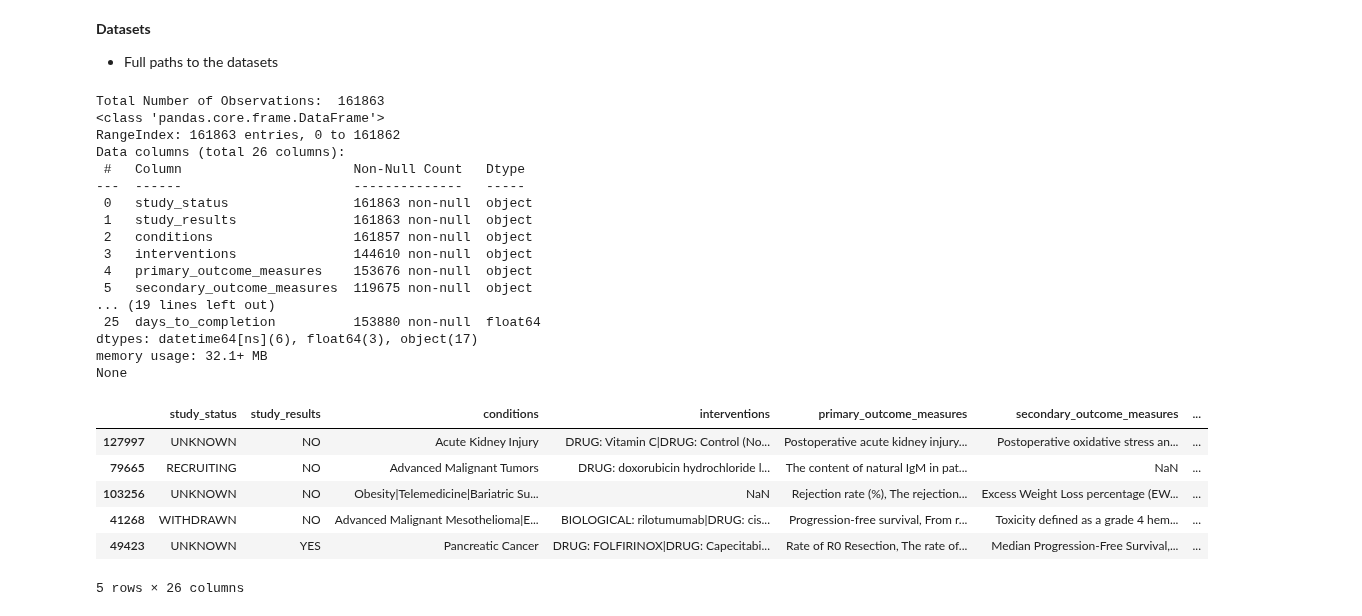
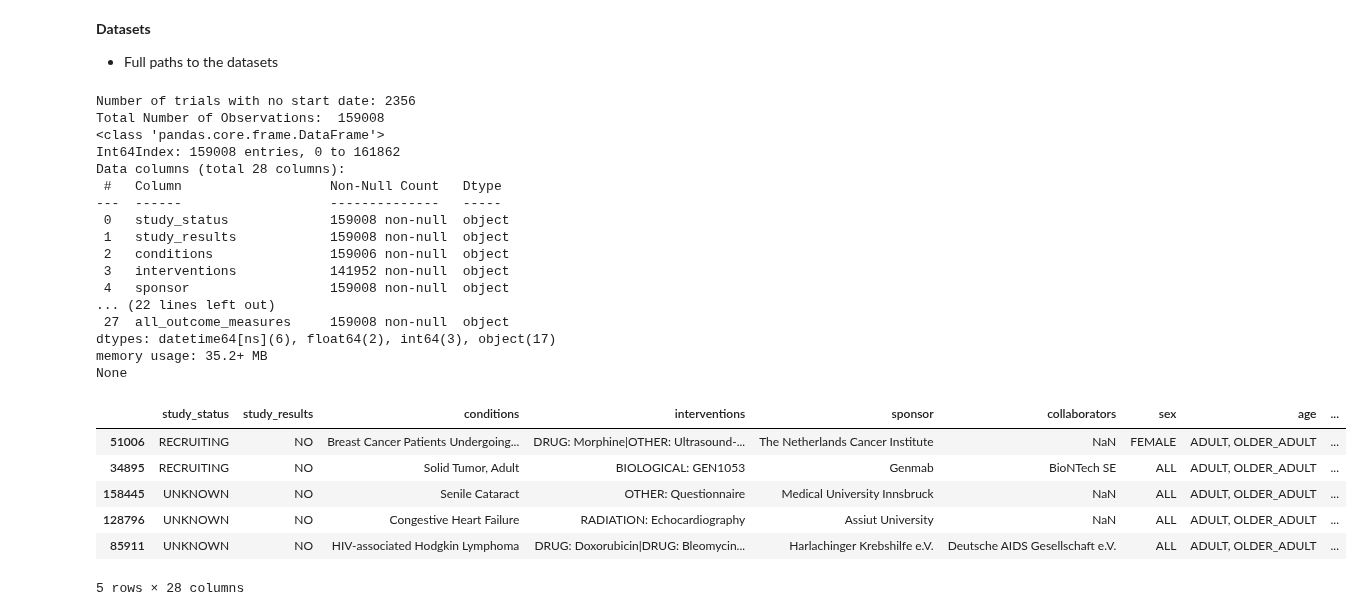
Before and after one commit to kelvin-kiplagat/Clinical-Trials-Analysis, a Jupyter notebook: DTE_Team_5_Phase_II.ipynb, the cells around one changed output. Drawn from its saved outputs; the diff is of its cells as text; code cells hidden in the pictures.

```diff
--- a/DTE_Team_5_Phase_II.ipynb
+++ b/DTE_Team_5_Phase_II.ipynb
@@ -24,53 +36,86 @@ access_path = './drive/MyDrive/Datathon/Phase II/Data'
 # %%
 # Read in the dataframes
 cancer_df, covid_df, heart_df, hiv_df, malaria_df, pneumonia_df = [pd.read_csv(access_path + f"/{fname}") for fname in os.listdir(access_path)]
 
 datasets = [cancer_df, covid_df, heart_df, hiv_df, malaria_df, pneumonia_df]
 study_areas = ["cancer", "covid", "heart", "HIV", "malaria", "pneumonia"]
 cols_to_drop = ['nct_number', 'study_title', 'study_url', 'acronym', 'brief_summary', 'other_ids', 'study_documents'] #'secondary_outcome_measures', 'primary_outcome_measures'
 
 
 # process the column names, drop unnecessary columns, and merge the dataframes into one big dataframe
 clinical_df = pd.DataFrame()
 for i in range(len(datasets)):
     df = datasets[i]
     disease_of_interest = study_areas[i]
     df.columns = [col.lower().replace(" ","_") for col in df.columns]
     df_ = df.drop(columns = cols_to_drop)
     df_['study_area'] = disease_of_interest
     clinical_df = pd.concat([clinical_df, df_], axis = 0, ignore_index = True)
 
+# Drop rows that do not have a start date
+print(f"Number of trials with no start date: {clinical_df.start_date.isna().sum()}")
+clinical_df = clinical_df.loc[clinical_df.start_date.notna(), :]
 # Preprocess date columns
 date_columns = ["start_date", "primary_completion_date", "completion_date", "first_posted", "results_first_posted", "last_update_posted"]
 clinical_df[date_columns] = reduce(lambda x, y : pd.concat([x, y], axis = 1), [pd.to_datetime(clinical_df[col], format = "%Y-%m-%d", errors = "coerce") for col in date_columns])
 clinical_df['start_year'] = clinical_df.start_date.apply(lambda x : x.year)
-clinical_df['days_to_completion'] = (clinical_df.completion_date - clinical_df.start_date).apply(lambda x : x.days)
+clinical_df = clinical_df.loc[clinical_df.start_year < 2024, :] # Filter out any clinical trial that has not started
+clinical_df['days_to_completion'] = (clinical_df.completion_date - clinical_df.start_date).apply(lambda x : x.days) # Compute days to completion
+
+# Extract the Masking Type and Intervention Model
+def extract_model(text):
+    if type(text) != float: # Unpopular way of eliminating NaNs
+        if "Intervention" in text:
+            texts = text.split("|")
+            intervention_model = texts[1].split(": ")[1]
+            return (intervention_model)
+        return np.nan
+    return np.nan
+
+def extract_masking(text):
+    if type(text) != float: # Unpopular way of eliminating NaNs
+        if "Intervention" in text:
+            texts = text.split("|")
+            masking = texts[2].split(" ")[1]
+            return (masking)
+        return np.nan
+    return np.nan
+
+# Add those columns
+clinical_df["intervention_model"] = clinical_df.study_design.apply(extract_model)
+clinical_df["masking"] = clinical_df.study_design.apply(extract_masking)
+clinical_df["has_collaborators"] =  clinical_df.collaborators.apply(lambda x: 0 if pd.isnull(x)  else 1) # 0 if no collaborators else 1
+clinical_df["interventions_count"] = clinical_df.interventions.apply(lambda x: 0 if pd.isnull(x)  else len(x.split("|")))
+clinical_df["all_outcome_measures"] = (clinical_df["primary_outcome_measures"].replace(np.nan, "") + " " + # Merge all the outcome measures into 1
+                                       clinical_df["secondary_outcome_measures"].replace(np.nan, "") + " " +
+                                       clinical_df["other_outcome_measures"].replace(np.nan, ""))
+clinical_df = clinical_df.drop(columns = ['secondary_outcome_measures', 'primary_outcome_measures', 'other_outcome_measures'])
 
 print("Total Number of Observations: ",clinical_df.shape[0])
 print(clinical_df.info())
 clinical_df.sample(5)
 # %% [output]
-Total Number of Observations:  161863
+Number of trials with no start date: 2356
+Total Number of Observations:  159008
 <class 'pandas.core.frame.DataFrame'>
-RangeIndex: 161863 entries, 0 to 161862
-Data columns (total 26 columns):
- #   Column                      Non-Null Count   Dtype
----  ------                      --------------   -----
- 0   study_status                161863 non-null  object
- 1   study_results               161863 non-null  object
- 2   conditions                  161857 non-null  object
- 3   interventions               144610 non-null  object
- 4   primary_outcome_measures    153676 non-null  object
- 5   secondary_outcome_measures  119675 non-null  object
-... (19 lines left out)
- 25  days_to_completion          153880 non-null  float64
-dtypes: datetime64[ns](6), float64(3), object(17)
-memory usage: 32.1+ MB
+Int64Index: 159008 entries, 0 to 161862
+Data columns (total 28 columns):
+ #   Column                   Non-Null Count   Dtype
+---  ------                   --------------   -----
+ 0   study_status             159008 non-null  object
+ 1   study_results            159008 non-null  object
+ 2   conditions               159006 non-null  object
+ 3   interventions            141952 non-null  object
+ 4   sponsor                  159008 non-null  object
+... (22 lines left out)
+ 27  all_outcome_measures     159008 non-null  object
+dtypes: datetime64[ns](6), float64(2), int64(3), object(17)
+memory usage: 35.2+ MB
 None
-|  | study_status | study_results | conditions | interventions | primary_outcome_measures | secondary_outcome_measures | ... |
-| 127997 | UNKNOWN | NO | Acute Kidney Injury | DRUG: Vitamin C|DRUG: Control (No... | Postoperative acute kidney injury... | Postoperative oxidative stress an... | ... |
-| 79665 | RECRUITING | NO | Advanced Malignant Tumors | DRUG: doxorubicin hydrochloride l... | The content of natural IgM in pat... | NaN | ... |
-| 103256 | UNKNOWN | NO | Obesity|Telemedicine|Bariatric Su... | NaN | Rejection rate (%), The rejection... | Excess Weight Loss percentage (EW... | ... |
-| 41268 | WITHDRAWN | NO | Advanced Malignant Mesothelioma|E... | BIOLOGICAL: rilotumumab|DRUG: cis... | Progression-free survival, From r... | Toxicity defined as a grade 4 hem... | ... |
-| 49423 | UNKNOWN | YES | Pancreatic Cancer | DRUG: FOLFIRINOX|DRUG: Capecitabi... | Rate of R0 Resection, The rate of... | Median Progression-Free Survival,... | ... |
+|  | study_status | study_results | conditions | interventions | sponsor | collaborators | sex | age | ... |
+| 51006 | RECRUITING | NO | Breast Cancer Patients Undergoing... | DRUG: Morphine|OTHER: Ultrasound-... | The Netherlands Cancer Institute | NaN | FEMALE | ADULT, OLDER_ADULT | ... |
+| 34895 | RECRUITING | NO | Solid Tumor, Adult | BIOLOGICAL: GEN1053 | Genmab | BioNTech SE | ALL | ADULT, OLDER_ADULT | ... |
+| 158445 | UNKNOWN | NO | Senile Cataract | OTHER: Questionnaire | Medical University Innsbruck | NaN | ALL | ADULT, OLDER_ADULT | ... |
+| 128796 | UNKNOWN | NO | Congestive Heart Failure | RADIATION: Echocardiography | Assiut University | NaN | ALL | ADULT, OLDER_ADULT | ... |
+| 85911 | UNKNOWN | NO | HIV-associated Hodgkin Lymphoma | DRUG: Doxorubicin|DRUG: Bleomycin... | Harlachinger Krebshilfe e.V. | Deutsche AIDS Gesellschaft e.V. | ALL | ADULT, OLDER_ADULT | ... |
-5 rows × 26 columns
+5 rows × 28 columns
```
Also changed, not shown: parts of 30 cells of this notebook.
